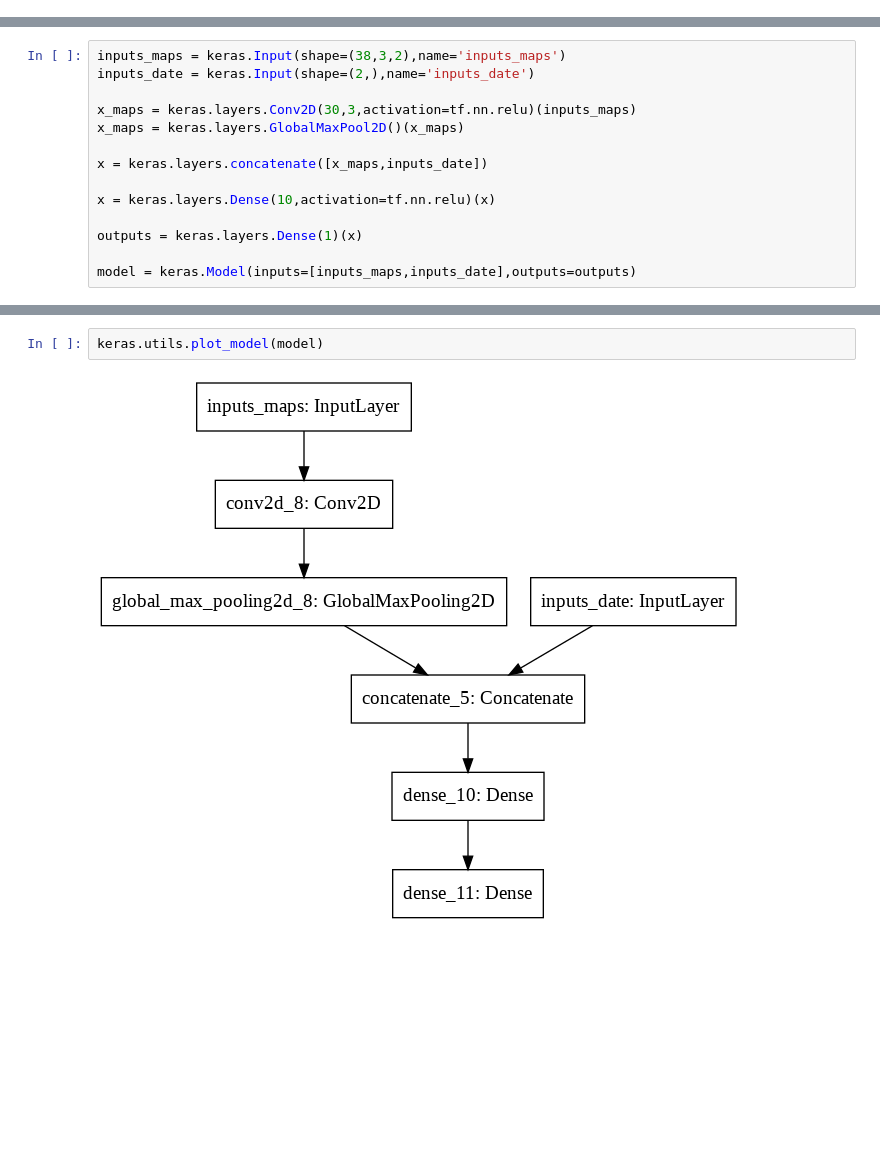
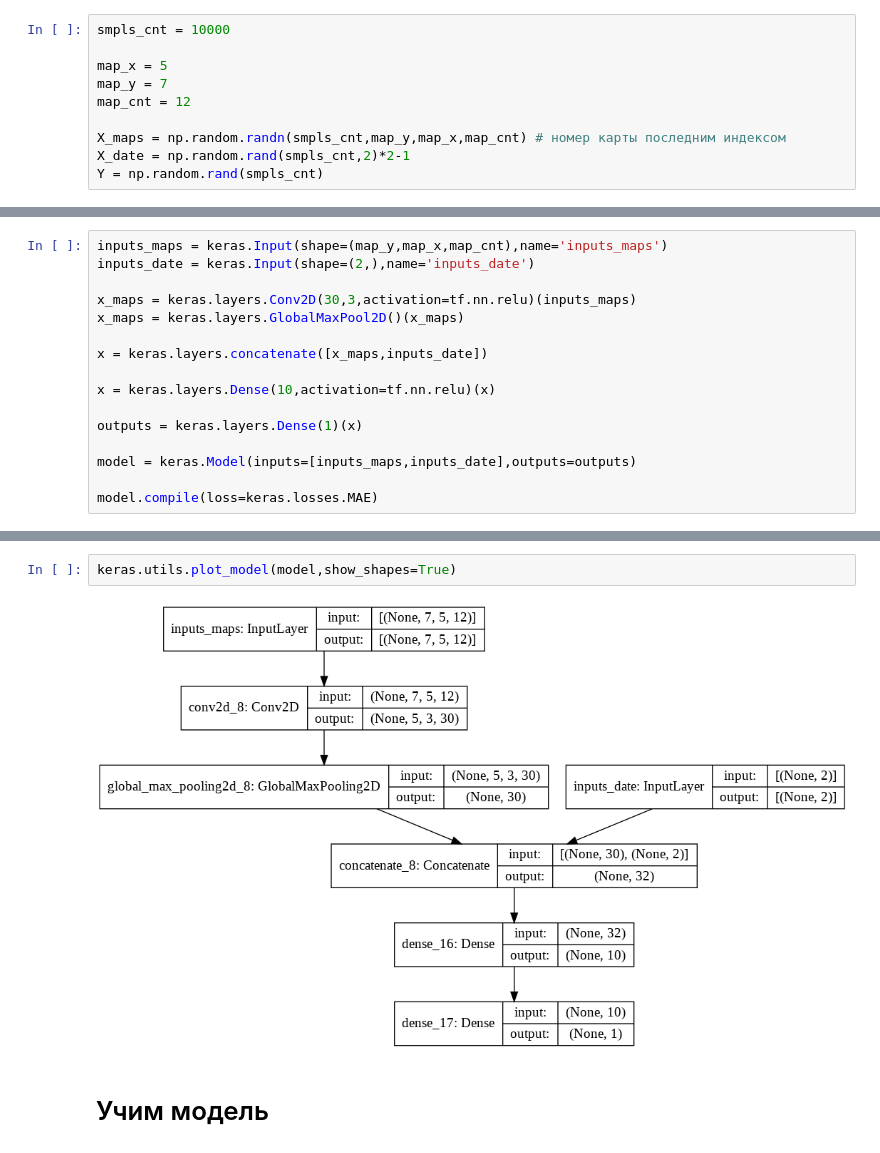
Before and after one commit to prog815/test, a Jupyter notebook: собираем модель по функциональному АПИ.ipynb, the cells around one changed output, grey strips where cells are left out. Cells and saved outputs as stored; diff of their text form; blank space fills up the shorter version.

```diff
--- a/собираем модель по функциональному АПИ.ipynb
+++ b/собираем модель по функциональному АПИ.ipynb
@@ -5,0 +11,10 @@ import tensorflow.keras as keras
+# %%
+smpls_cnt = 10000
+
+map_x = 5
+map_y = 7
+map_cnt = 12
+
+X_maps = np.random.randn(smpls_cnt,map_y,map_x,map_cnt) # номер карты последним индексом
+X_date = np.random.rand(smpls_cnt,2)*2-1
+Y = np.random.rand(smpls_cnt)
@@ -6,5 +23,5 @@ import tensorflow.keras as keras
 # %%
-inputs_maps = keras.Input(shape=(38,3,2),name='inputs_maps')
+inputs_maps = keras.Input(shape=(map_y,map_x,map_cnt),name='inputs_maps')
 inputs_date = keras.Input(shape=(2,),name='inputs_date')
 
 x_maps = keras.layers.Conv2D(30,3,activation=tf.nn.relu)(inputs_maps)
@@ -17,3 +34,5 @@ x = keras.layers.Dense(10,activation=tf.nn.relu)(x)
 outputs = keras.layers.Dense(1)(x)
 
 model = keras.Model(inputs=[inputs_maps,inputs_date],outputs=outputs)
+
+model.compile(loss=keras.losses.MAE)
@@ -40,4 +39,6 @@ ________________________________________________________________________________
 # %%
-keras.utils.plot_model(model)
+keras.utils.plot_model(model,show_shapes=True)
 # %% [output]
-[figure, old version]
+[figure, new version]
+# %% [markdown]
+# Учим модель
```
Also changed, not shown: parts of 7 cells of this notebook.
